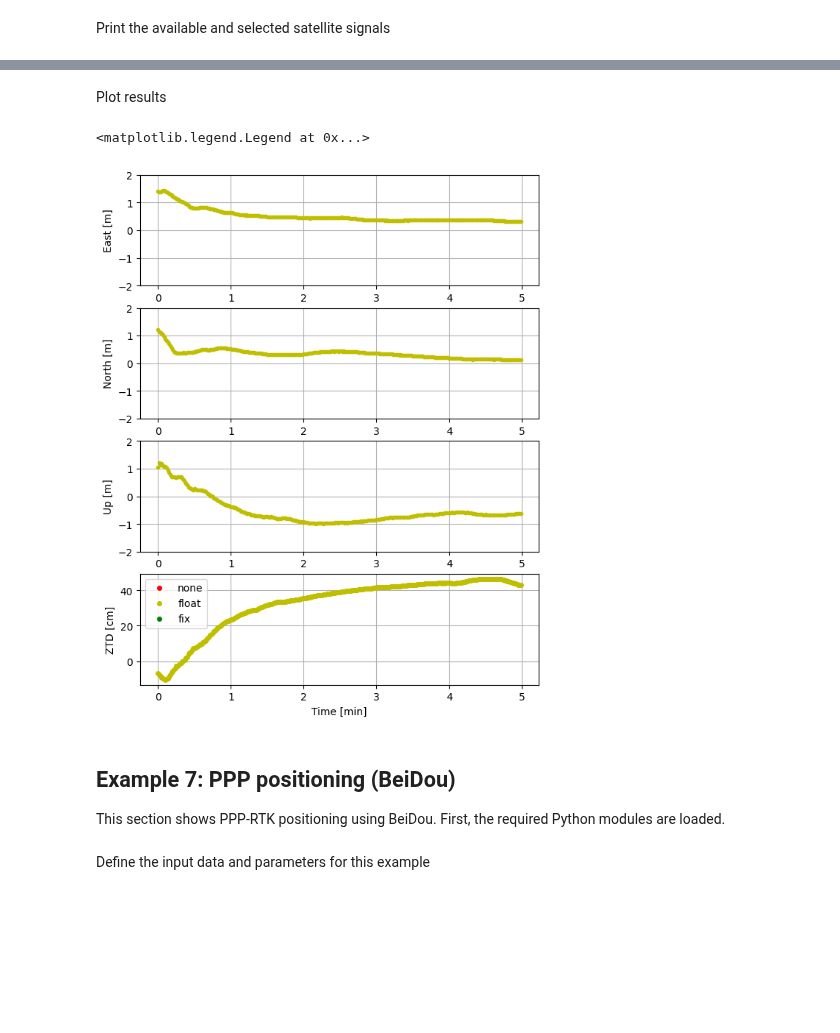
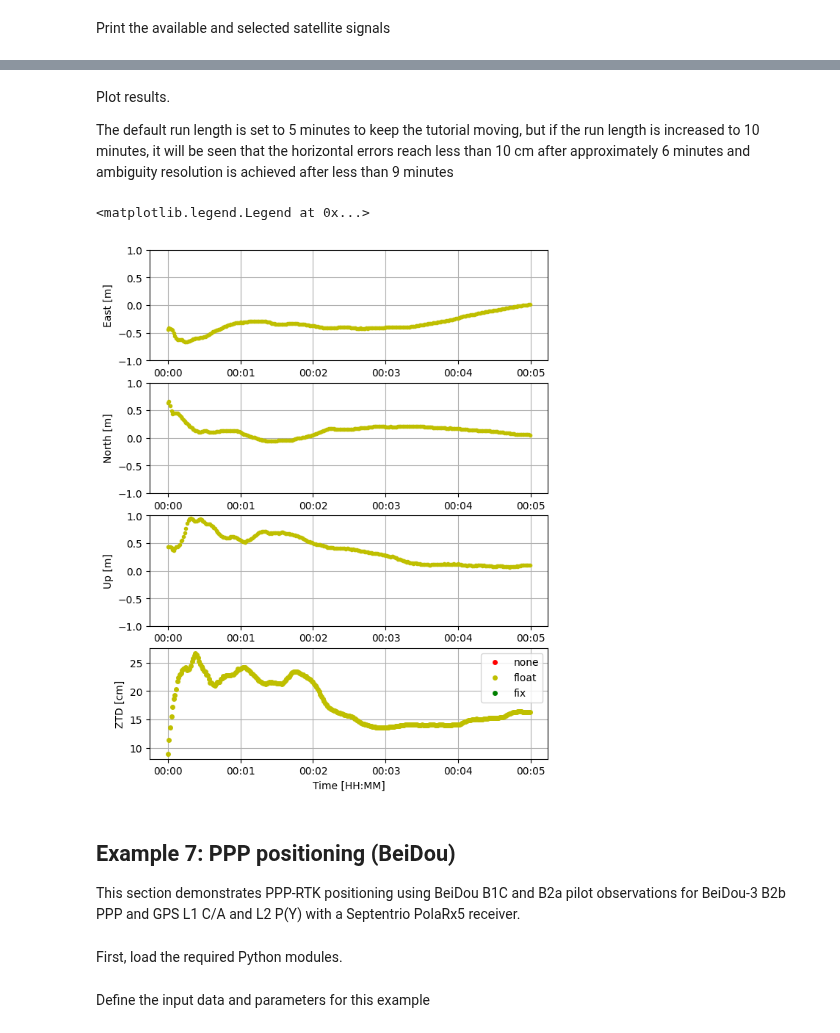
Before and after one commit to hirokawa/cssrlib, a Jupyter notebook: tutorials/cssrlib.ipynb, the cells around one changed output, grey strips where cells are left out. Cells and saved outputs as stored; diff of their text form; code cells hidden in the pictures; blank space fills up the shorter version.

Commit message:
Update tutorial to sync with test scripts.  Also include some descriptive text from the paper.

```diff
--- a/tutorials/cssrlib.ipynb
+++ b/tutorials/cssrlib.ipynb
@@ -629,5 +654,5 @@ The relative position with reference position is plotted. After receiving QZSS C
 # %%
-ylim = 0.4
+ylim = 0.2
 fig = plt.figure(figsize=[7, 9])
 lbl_t = ['East[m]', 'North[m]', 'Up[m]']
 for k in range(3):
@@ -682,19 +714,19 @@ from cssrlib.rinex import rnxdec
 Define the input data and parameters for this example
 # %%
 # Start epoch, number of epochs
-ep = [2023, 7, 8, 4, 0, 0]
+ep = [2023, 8, 11, 21, 0, 0]
 
 time = epoch2time(ep)
 year = ep[0]
 doy = int(time2doy(time))
 
-navfile = 'cssrlib-data/data/SEPT1890.23P'
-obsfile = 'cssrlib-data/data/SEPT1890.23O'
+navfile = 'cssrlib-data/data/doy223/BRD400DLR_S_20232230000_01D_MN.rnx'
+obsfile = 'cssrlib-data/data/doy223/SEPT223Y.23O'
 
 # Specify PPP correction files
-orbfile = 'cssrlib-data/data/COD0MGXFIN_20231890000_01D_05M_ORB.SP3'
-clkfile = 'cssrlib-data/data/COD0MGXFIN_20231890000_01D_30S_CLK.CLK'
-bsxfile = 'cssrlib-data/data/COD0MGXFIN_20231890000_01D_01D_OSB.BIA'
+orbfile = 'cssrlib-data/data/COD0MGXFIN_20232230000_01D_05M_ORB.SP3'
+clkfile = 'cssrlib-data/data/COD0MGXFIN_20232230000_01D_30S_CLK.CLK'
+bsxfile = 'cssrlib-data/data/COD0MGXFIN_20232230000_01D_01D_OSB.BIA'
 
 # Set user reference position
 xyz_ref = [-3962108.7063, 3381309.5703, 3668678.6690]
@@ -750,9 +782,6 @@ if rnx.decode_obsh(obsfile) >= 0:
     nav.elmin = np.deg2rad(5.0)  # min sat elevation
     nav.thresar = 2.0            # ambiguity resolution threshold
 
-    if 'UNKNOWN' in rnx.ant or rnx.ant.strip() == '':
-        rnx.ant = "{:16s}{:4s}".format("JAVRINGANT_DM", "JVDM")
-
     # Set PCO/PCV information
     nav.sat_ant = atx.pcvs
     nav.rcv_ant = searchpcv(atx.pcvr, rnx.ant,  rnx.ts)
@@ -789,5 +818,6 @@ Process data for 5 minutes (ok to abort before finished)
 # %%
-nep = 5 * 60  # increase this to run longer
+# increase to run longer, set to 10 minutes to see ambiguity resolution
+nep = 5 * 60  # 5 minutes
 
 # Intialize data structures for results
 t = np.zeros(nep)
@@ -815,7 +845,7 @@ for ne in range(nep):
     ppppos(nav, obs, orb=orb, bsx=bsx)
 
     # Save output
-    t[ne] = timediff(nav.t, t0) / 60
+    t[ne] = timediff(nav.t, t0) / 86400.0
 
     sol = nav.xa[0:3] if nav.smode == 4 else nav.x[0:3]
     enu[ne, :] = gn.ecef2enu(pos_ref, sol-xyz_ref)
@@ -841,44 +871,50 @@ rnx.fobs.close()
 # %% [markdown]
-Plot results
+Plot results.
+
+The default run length is set to 5 minutes to keep the tutorial moving, but if the run length is increased to 10 minutes, it will be seen that the horizontal errors reach less than 10 cm after approximately 6 minutes and ambiguity resolution is achieved after less than 9 minutes
 # %%
-ylim = 2.0
+ylim = 1.0
 
 idx4 = np.where(smode == 4)[0]   # fix
 idx5 = np.where(smode == 5)[0]   # float
 idx0 = np.where(smode == 0)[0]   # none
 
 fig = plt.figure(figsize=[7, 9])
 fig.set_rasterized(True)
-
+fmt = '%H:%M'
 
 lbl_t = ['East [m]', 'North [m]', 'Up [m]']
 
 for k in range(3):
     plt.subplot(4, 1, k+1)
-    plt.plot(t[idx0], enu[idx0, k], 'r.')
-    plt.plot(t[idx5], enu[idx5, k], 'y.')
-    plt.plot(t[idx4], enu[idx4, k], 'g.')
+    plt.plot_date(t[idx0], enu[idx0, k], 'r.')
+    plt.plot_date(t[idx5], enu[idx5, k], 'y.')
+    plt.plot_date(t[idx4], enu[idx4, k], 'g.')
 
     plt.ylabel(lbl_t[k])
     plt.grid()
     plt.ylim([-ylim, ylim])
+    plt.gca().xaxis.set_major_formatter(md.DateFormatter(fmt))
 
 plt.subplot(4, 1, 4)
-plt.plot(t[idx0], ztd[idx0]*1e2, 'r.', markersize=8, label='none')
-plt.plot(t[idx5], ztd[idx5]*1e2, 'y.', markersize=8, label='float')
-plt.plot(t[idx4], ztd[idx4]*1e2, 'g.', markersize=8, label='fix')
-
+plt.plot_date(t[idx0], ztd[idx0]*1e2, 'r.', markersize=8, label='none')
+plt.plot_date(t[idx5], ztd[idx5]*1e2, 'y.', markersize=8, label='float')
+plt.plot_date(t[idx4], ztd[idx4]*1e2, 'g.', markersize=8, label='fix')
 plt.ylabel('ZTD [cm]')
 plt.grid()
-plt.xlabel('Time [min]')
+plt.gca().xaxis.set_major_formatter(md.DateFormatter(fmt))
+
+plt.xlabel('Time [HH:MM]')
 plt.legend()
 # %% [output]
 <matplotlib.legend.Legend at 0x...>
-[figure, old version]
+[figure, new version]
 # %% [markdown]
 ## Example 7: PPP positioning (BeiDou)
 
-This section shows PPP-RTK positioning using BeiDou.  First, the required Python modules are loaded.
+This section demonstrates PPP-RTK positioning using BeiDou B1C and B2a pilot observations for BeiDou-3 B2b PPP and GPS L1 C/A and L2 P(Y) with a Septentrio PolaRx5 receiver.
+# %% [markdown]
+First, load the required Python modules.
 # %%
 from binascii import unhexlify
 from copy import deepcopy
```
Also changed, not shown: parts of 81 cells of this notebook.
